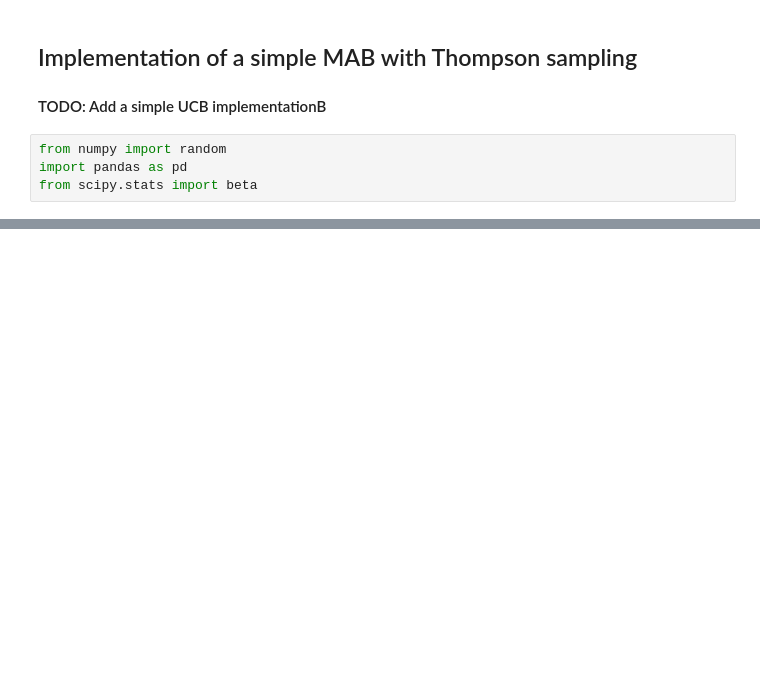
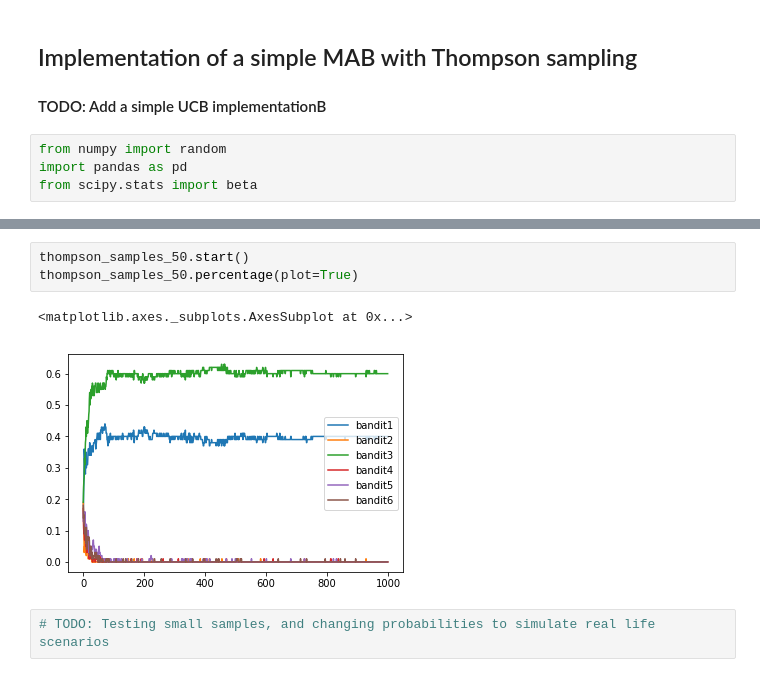
Before and after one commit to tonghao126/mab-demo, a Jupyter notebook: notebooks/Multi Armed Bandit.ipynb, the cells around one changed output, grey strips where cells are left out. Cells and saved outputs as stored; diff of their text form; blank space fills up the shorter version.

```diff
--- a/notebooks/Multi Armed Bandit.ipynb
+++ b/notebooks/Multi Armed Bandit.ipynb
@@ -33,0 +81,8 @@ sadlfkjsf
+# %%
+thompson_samples_50.start()
+thompson_samples_50.percentage(plot=True)
+# %% [output]
+<matplotlib.axes._subplots.AxesSubplot at 0x...>
+[figure, added]
+# %%
+# TODO: Testing small samples, and changing probabilities to simulate real life scenarios
```
Also changed, not shown: parts of 8 cells of this notebook, 2 other files.
